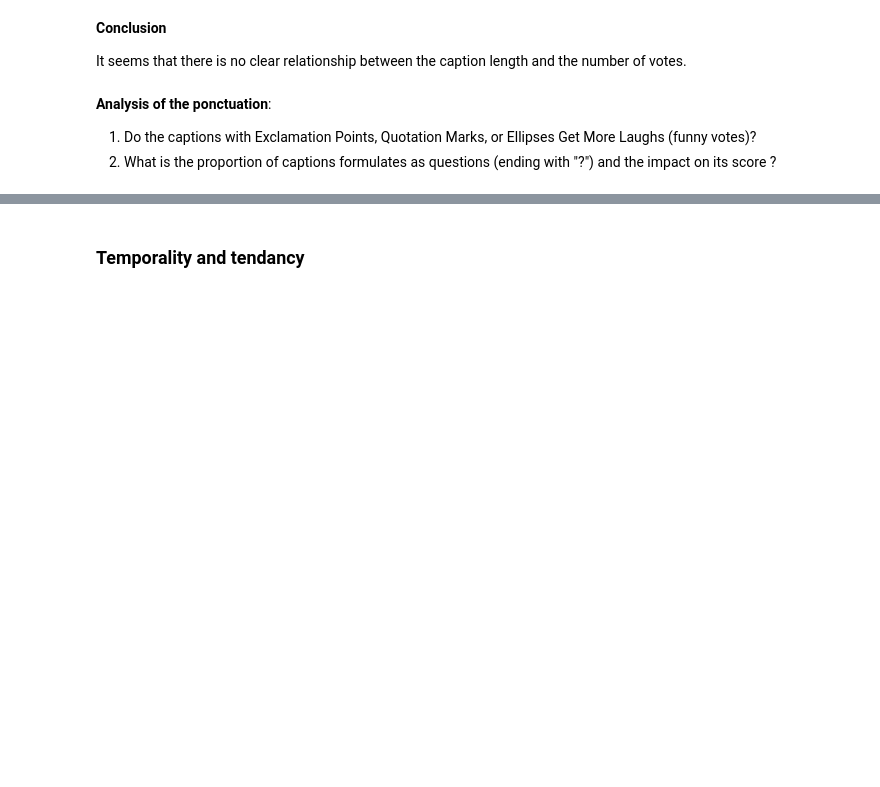
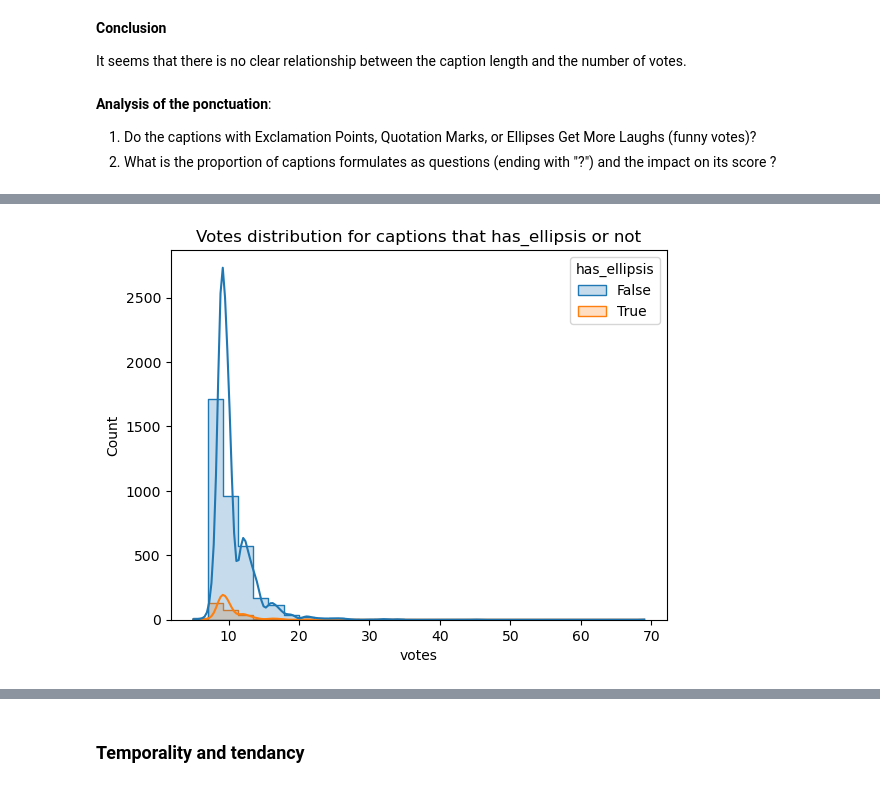
Before and after one commit to epfl-ada/ada-2025-project-adacore42, a Jupyter notebook: Data exploration P2.ipynb, the cells around one changed output, grey strips where cells are left out. Cells and saved outputs as stored; diff of their text form; code cells hidden in the pictures; blank space fills up the shorter version.

Commit message:
added plots

```diff
--- a/Data exploration P2.ipynb
+++ b/Data exploration P2.ipynb
@@ -185,3 +222,7 @@ It seems that there is no clear relationship between the caption length and the
 
 1) Do the captions with Exclamation Points, Quotation Marks, or Ellipses Get More Laughs (funny votes)?
 2) What is the proportion of captions formulates as questions (ending with "?") and the impact on its score ?
+# %%
+dataA2 = dataA.copy()
+dataA_allFiles1 = dataA_allFiles.copy()
+dataA2[0].head()
@@ -188,25 +237,24 @@ It seems that there is no clear relationship between the caption length and the
 # %%
-# plot number of funny votes VS punctuation ?
-# all_df = pd.concat(contests, ignore_index=True)
+def findPunctuation(df, punct_type = 'has_exclamation', plot = False):
 
-# # Calculer la proportion de votes “funny”
-# all_df['funny_ratio'] = all_df['funny'] / all_df['votes']
+    # find it the caption contains the punctuation
+    df['has_exclamation'] = df['caption'].str.contains('!', regex=False)
+    df['has_quotes'] = df['caption'].str.contains(r'["“”]', regex=True)
+    df['has_ellipsis'] = df['caption'].str.contains(r'\.\.\.', regex=True)
 
-# # Colonnes indicatrices
-# all_df['has_exclamation'] = all_df['caption'].str.contains('!')
-# all_df['has_quote'] = all_df['caption'].str.contains('"')
-# all_df['has_ellipsis'] = all_df['caption'].str.contains(r'\.\.\.')
+    # count the occurences
+    df['exclamation_count'] = df['caption'].str.count('!')
+    df['quotes_count'] = df['caption'].str.count(r'["“”]')
+    df['ellipsis_count'] = df['caption'].str.count(r'\.\.\.')
 
-# # Pour chaque signe, comparer la moyenne du funny_ratio
-# for col in ['has_exclamation', 'has_quote', 'has_ellipsis']:
-#     mean_funny = all_df.groupby(col)['funny_ratio'].mean()
-#     print(f"\nEffect of {col} on funny votes:")
-#     print(mean_funny)
 
-# # Optionnel : visualiser
-# plt.figure(figsize=(10,5))
-# sns.boxplot(data=all_df, x='has_exclamation', y='funny_ratio')
-# plt.title("Impact of Exclamation Marks on Funny Vote Ratio")
-# plt.xlabel("Contains Exclamation Mark")
-# plt.ylabel("Funny Vote Ratio")
-# plt.show()
+    if plot:
+        sns.histplot(data=df, x='votes', hue=punct_type, bins=30, kde=True, element='step')
+        plt.title(f'Votes distribution for captions that {punct_type} or not')
+        plt.show()
+
+    return df
+
+df_ = findPunctuation(dataA2[0], punct_type='has_ellipsis', plot = True)
+# %% [output]
+[figure, added]
```
Also changed, not shown: parts of 10 cells of this notebook.
